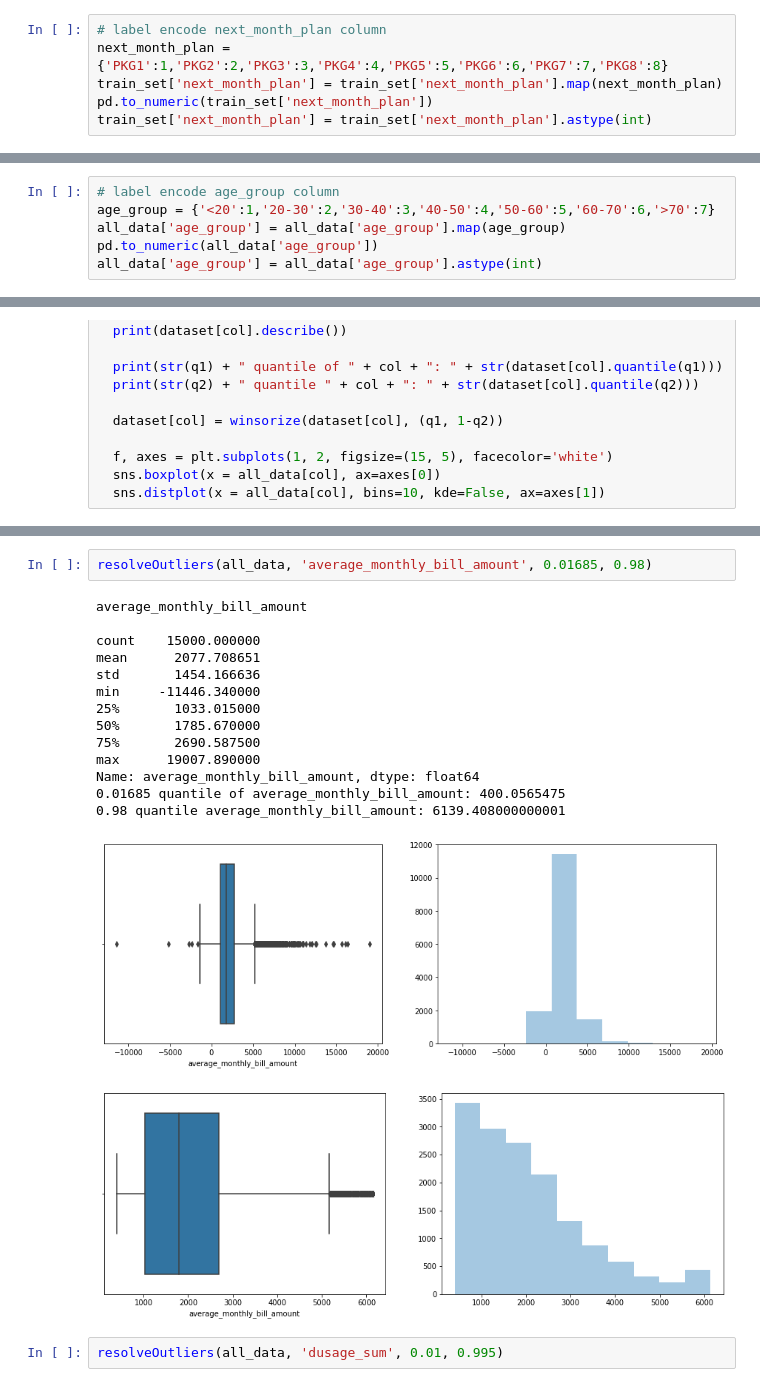
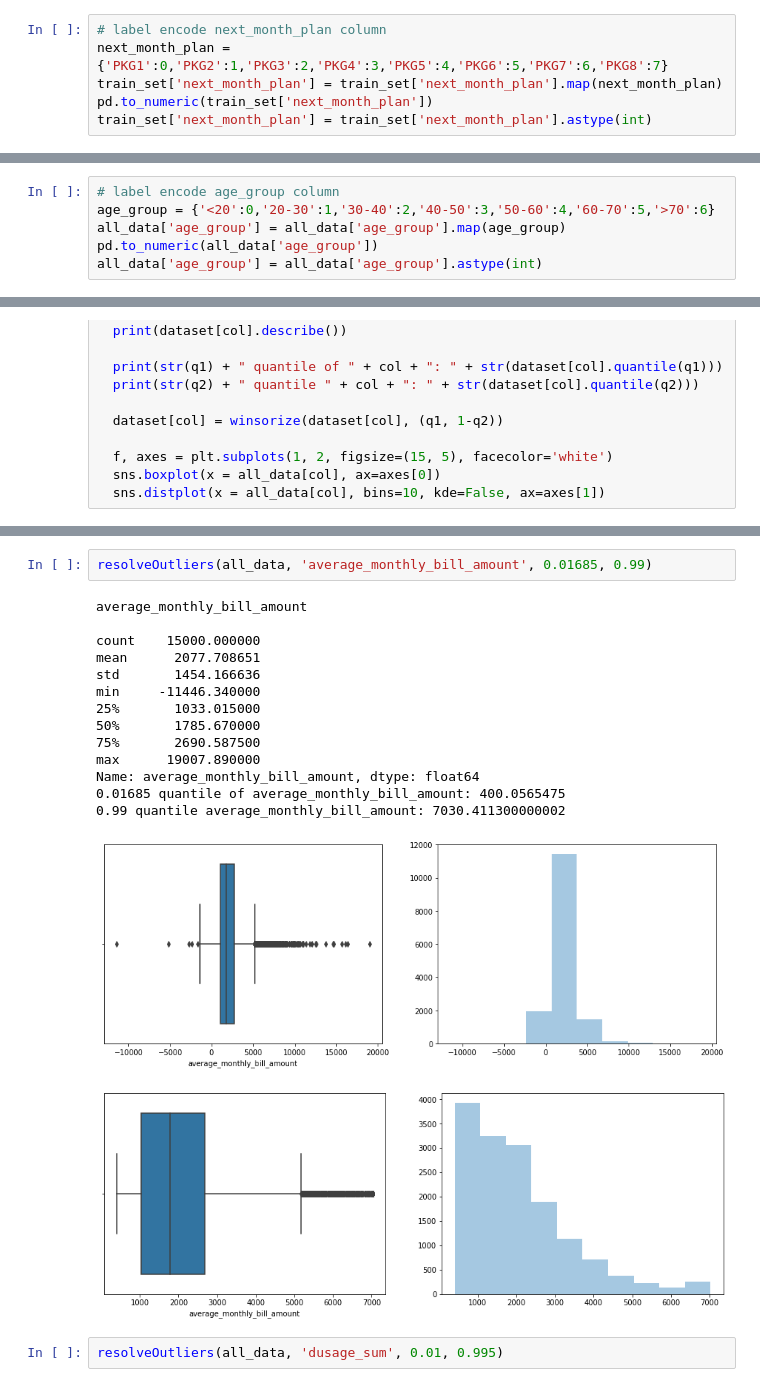
Before and after one commit to thuvarahan97/ADL-AI-Summit-2021---AI-Vendors, a Jupyter notebook: RentalPlan.ipynb, the cells around one changed output, grey strips where cells are left out. Drawn from its saved outputs; the diff is of its cells as text.

```diff
--- a/RentalPlan.ipynb
+++ b/RentalPlan.ipynb
@@ -330,7 +340,7 @@ test_set.drop(corr_features, axis=1, inplace = True)
 ### **Label encoding**
 # %%
 # label encode next_month_plan column
-next_month_plan = {'PKG1':1,'PKG2':2,'PKG3':3,'PKG4':4,'PKG5':5,'PKG6':6,'PKG7':7,'PKG8':8}
+next_month_plan = {'PKG1':0,'PKG2':1,'PKG3':2,'PKG4':3,'PKG5':4,'PKG6':5,'PKG7':6,'PKG8':7}
 train_set['next_month_plan'] = train_set['next_month_plan'].map(next_month_plan)
 pd.to_numeric(train_set['next_month_plan'])
 train_set['next_month_plan'] = train_set['next_month_plan'].astype(int)
@@ -339,7 +349,7 @@ train_set['next_month_plan'] = train_set['next_month_plan'].astype(int)
 all_data = pd.concat([train_set, test_set], axis=0, sort=False)
 # %%
 # label encode age_group column
-age_group = {'<20':1,'20-30':2,'30-40':3,'40-50':4,'50-60':5,'60-70':6,'>70':7}
+age_group = {'<20':0,'20-30':1,'30-40':2,'40-50':3,'50-60':4,'60-70':5,'>70':6}
 all_data['age_group'] = all_data['age_group'].map(age_group)
 pd.to_numeric(all_data['age_group'])
 all_data['age_group'] = all_data['age_group'].astype(int)
@@ -417,21 +424,21 @@ outlier_cols = ['dusage_sum', 'dusage_min', 'dusage_max', 'dusage_days',
 # %%
-resolveOutliers(all_data, 'average_monthly_bill_amount', 0.01685, 0.98)
+resolveOutliers(all_data, 'average_monthly_bill_amount', 0.01685, 0.99)
 # %% [output]
 average_monthly_bill_amount
 
 count    15000.000000
 mean      2077.708651
 std       1454.166636
 min     -11446.340000
 25%       1033.015000
 50%       1785.670000
 75%       2690.587500
 max      19007.890000
 Name: average_monthly_bill_amount, dtype: float64
 0.01685 quantile of average_monthly_bill_amount: 400.0565475
-0.98 quantile average_monthly_bill_amount: 6139.408000000001
+0.99 quantile average_monthly_bill_amount: 7030.411300000002
 [figure]
-[figure, old version]
+[figure, new version]
 # %%
 resolveOutliers(all_data, 'dusage_sum', 0.01, 0.995)
 # %% [output]
```
Also changed, not shown: parts of 31 cells of this notebook.
